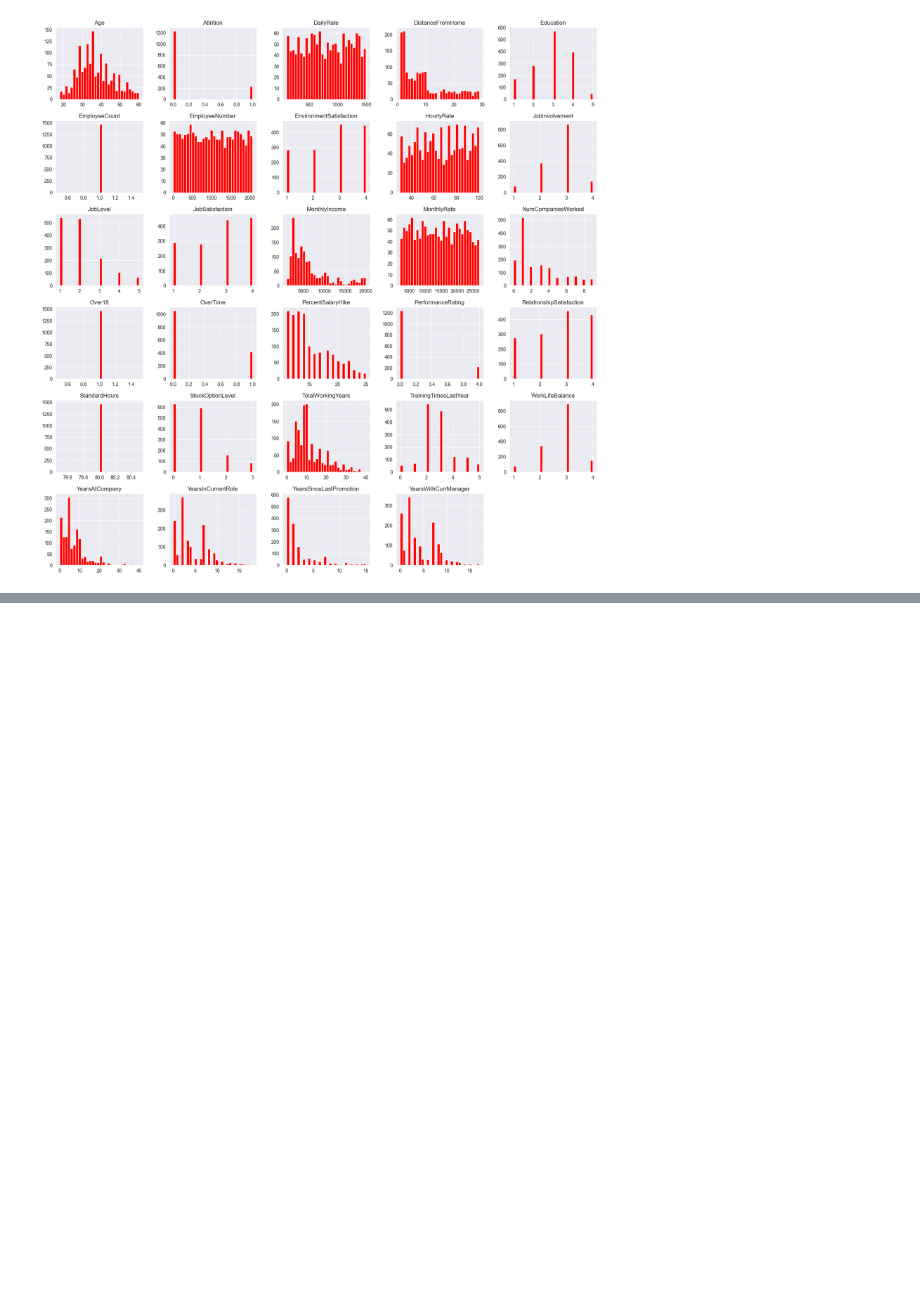
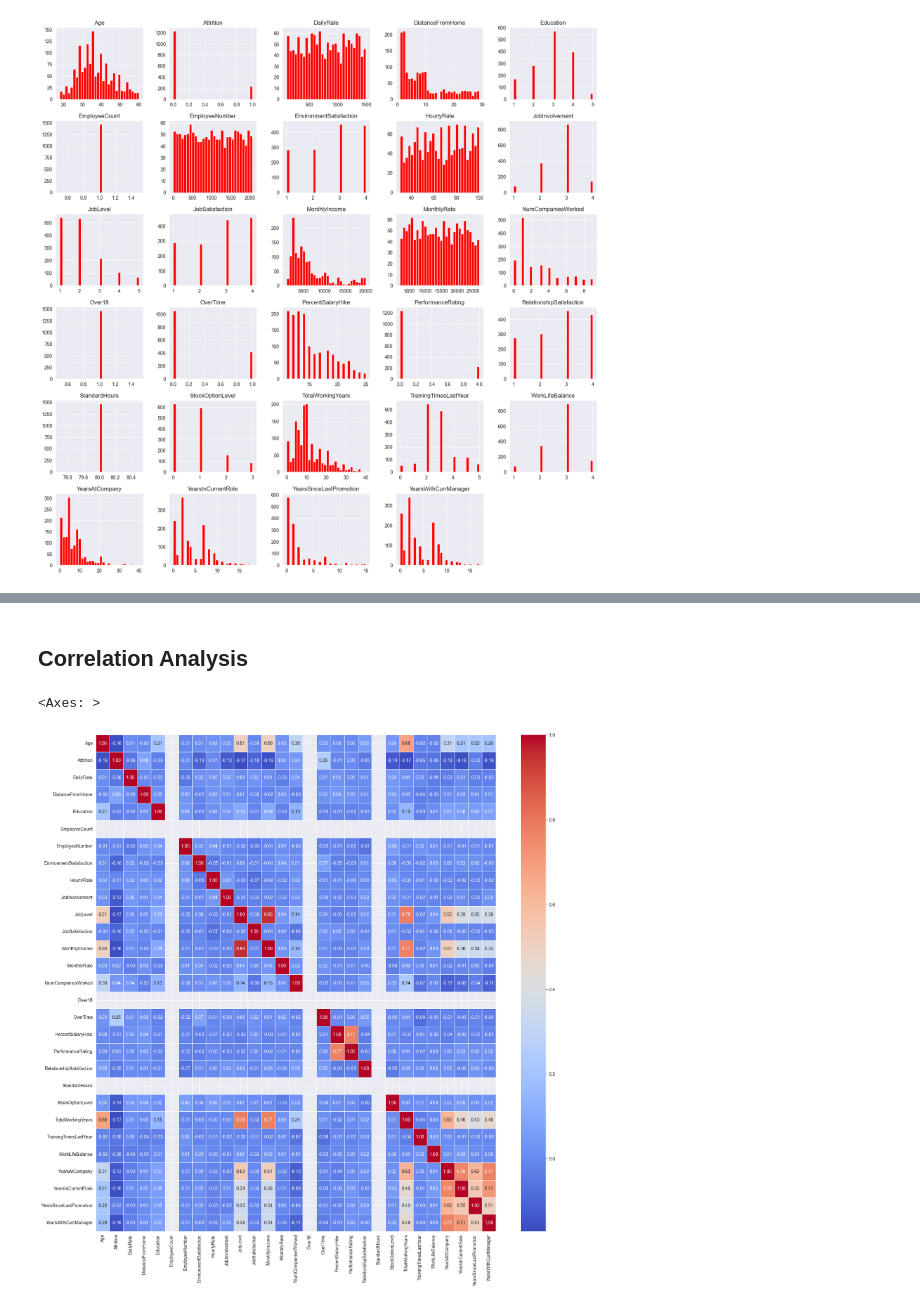
Before and after one commit to austinpalmer/Employee-Attrition-Prediction-Model, a Jupyter notebook: Main.ipynb, the cells around one changed output, grey strips where cells are left out. Cells and saved outputs as stored; diff of their text form; code cells hidden in the pictures; blank space fills up the shorter version.

Commit message:
Correlation Analysis

```diff
--- a/Main.ipynb
+++ b/Main.ipynb
@@ -131,0 +181,25 @@ employee_df
+# %% [markdown]
+## Correlation Analysis
+# %%
+''' Top 3 Strongest Positive and Negative Correlations to Attrition:
+        Positive:
+            1). Overtime (weak, 0.25) - Suggests that the more overtime an employee works, the higher attrition level
+            2). DistanceFromHome (weak, 0.08) - Suggests that the more distance an employee is from their home, the higher attrition level
+            3). NumCompaniesWorked (weak, 0.04) - Suggests that the more companies an employee works for, the higher attrition level
+        Negative:
+            1). JobLevel (weak, -0.17) - Suggests that the higher the employee's job level, the lower attrition level
+            2). TotalWorkingYears (weak, -0.17) - Suggests that the higher the employee's total working years, the lower attrition level
+            3). Age (weak, -0.16) - Suggests that the older the employee, the lower attrition level
+
+    Analysis: Although there is some correlation between the above factors, the overall correlation is not strong enough to attribute any individual
+              factor to attrition without further investigation.
+'''
+
+# Get correlations of numeric columns only to test Attrition correlation
+numeric_cols = employee_df.select_dtypes(include=['int64', 'float64']).columns
+correlations = employee_df[numeric_cols].corr()
+f, ax = plt.subplots(figsize=(20, 20))
+sns.heatmap(correlations, annot=True, cmap='coolwarm', fmt='.2f', linewidths=.5, ax=ax)
+# %% [output]
+<Axes: >
+[figure, added]
```
Also changed, not shown: parts of 5 cells of this notebook.
